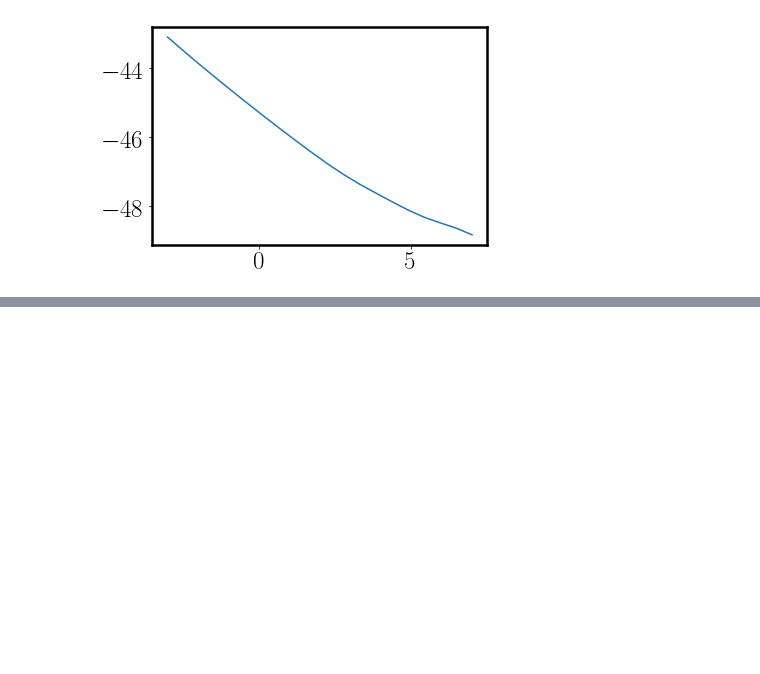
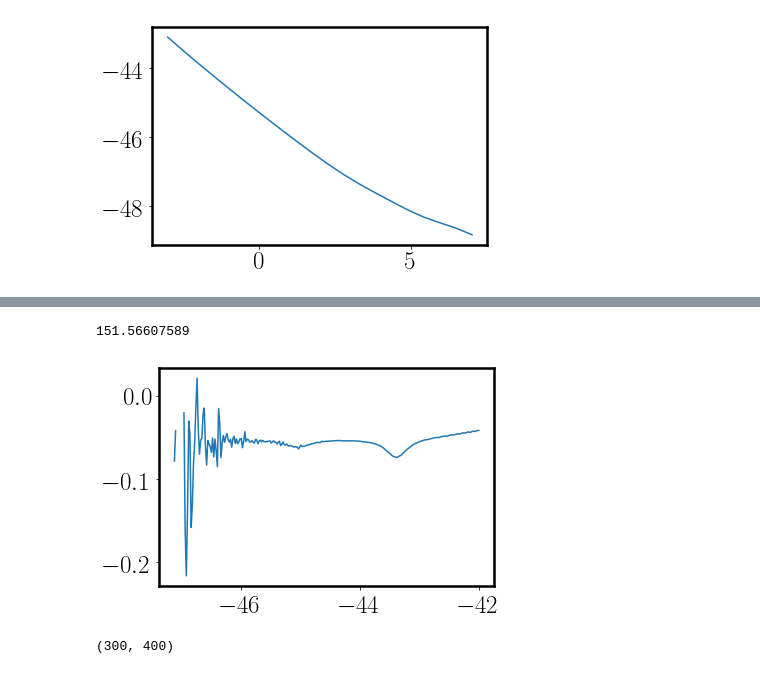
Before and after one commit to cajohare/CYGNUS, a Jupyter notebook: python/Plot_ExposureLimits.ipynb, the cells around one changed output, grey strips where cells are left out. Drawn from its saved outputs; the diff is of its cells as text; code cells hidden in the pictures; blank space fills up the shorter version.

```diff
--- a/python/Plot_ExposureLimits.ipynb
+++ b/python/Plot_ExposureLimits.ipynb
@@ -158,0 +159,13 @@ array([  2.35981839e-03,   7.92856096e-03,   2.66385240e-02,
+# %%
+y = log10(data[1:,1:])
+x = log10(data[0,1:])
+print m[250]
+plt.plot(x,gradient(flipud(y[250,:])))
+plt.show()
+# %% [output]
+151.56607589
+[figure, added]
+# %%
+shape(y)
+# %% [output]
+(300, 400)
```
Also changed, not shown: parts of 2 cells of this notebook, 19 other files.
